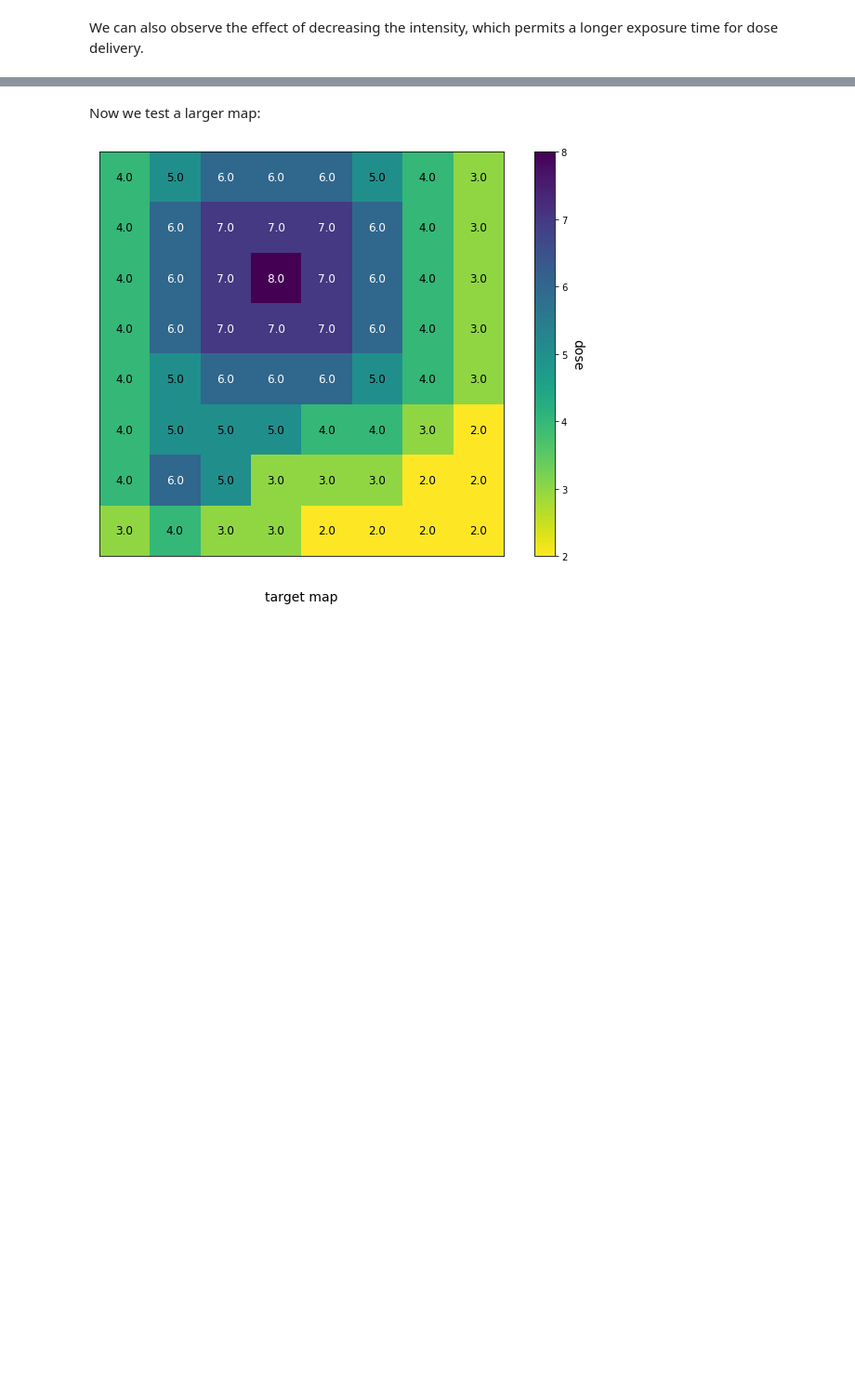
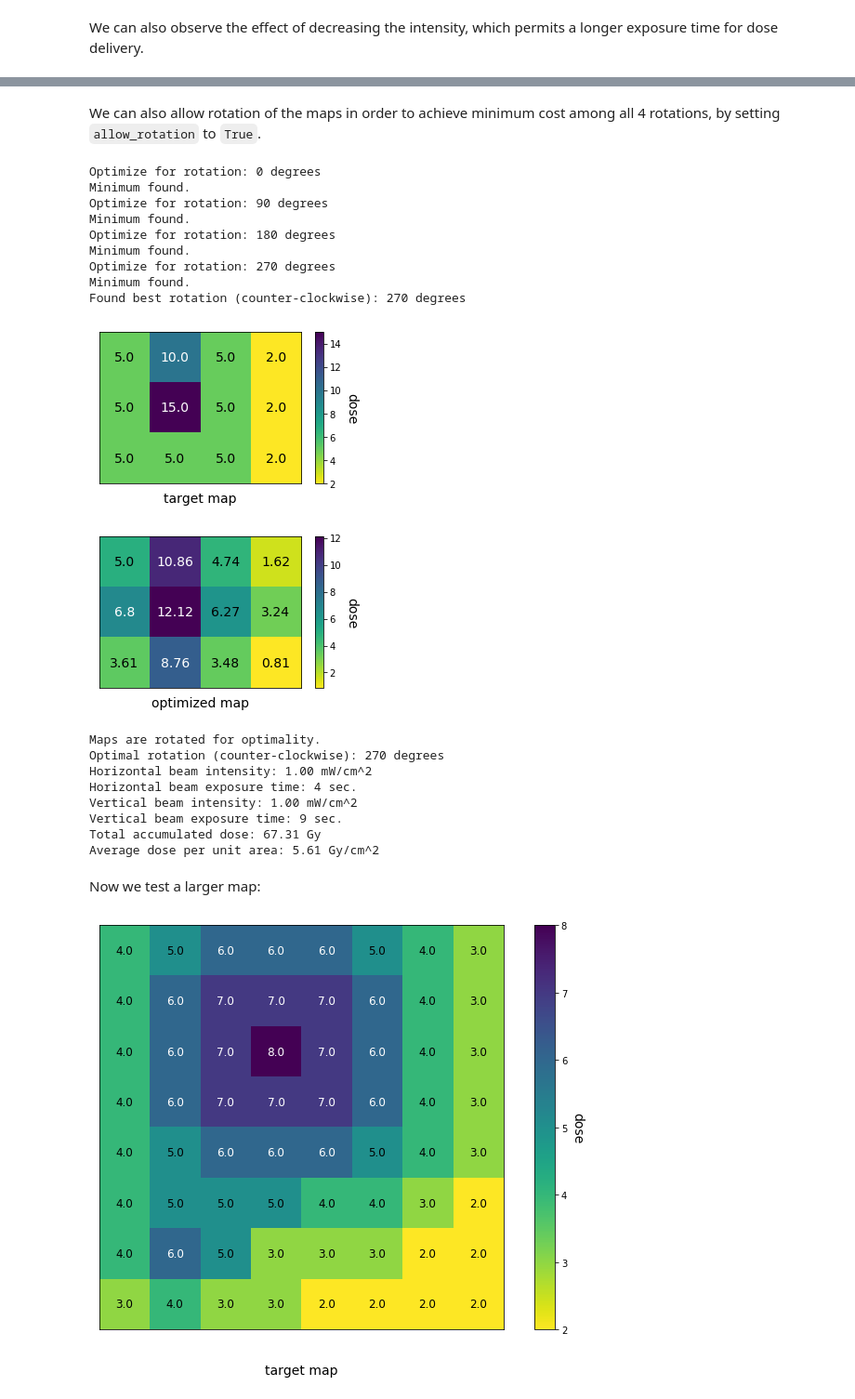
Before and after one commit to DualSapiens/cs207-FinalProject, a Jupyter notebook: docs/examples/optimize_demo.ipynb, the cells around one changed output, grey strips where cells are left out. Shown at 93% size. Saved outputs shown, nothing was run; the diff lists cells and outputs as text; code cells hidden in the pictures; blank space fills up the shorter version.

Commit message:
add rotation demo & add prints for rotation

```diff
--- a/docs/examples/optimize_demo.ipynb
+++ b/docs/examples/optimize_demo.ipynb
@@ -76,3 +76,30 @@ plan.plot_collimators()
+# %% [markdown]
+We can also allow rotation of the maps in order to achieve minimum cost among all 4 rotations, by setting `allow_rotation` to `True`.
+# %%
+plan.optimize(intensity=1., bounds=True, allow_rotation=True)
+plan.plot_map("target")
+plan.plot_map("optimized")
+plan.print_summary()
+# %% [output]
+Optimize for rotation: 0 degrees
+Minimum found.
+Optimize for rotation: 90 degrees
+Minimum found.
+Optimize for rotation: 180 degrees
+Minimum found.
+Optimize for rotation: 270 degrees
+Minimum found.
+Found best rotation (counter-clockwise): 270 degrees
+[figure, added]
+[figure, added]
+Maps are rotated for optimality.
+Optimal rotation (counter-clockwise): 270 degrees
+Horizontal beam intensity: 1.00 mW/cm^2
+Horizontal beam exposure time: 4 sec.
+Vertical beam intensity: 1.00 mW/cm^2
+Vertical beam exposure time: 9 sec.
+Total accumulated dose: 67.31 Gy
+Average dose per unit area: 5.61 Gy/cm^2
 # %% [markdown]
 Now we test a larger map:
 # %%
```
Also changed, not shown: parts of 6 cells of this notebook, 3 other files.
